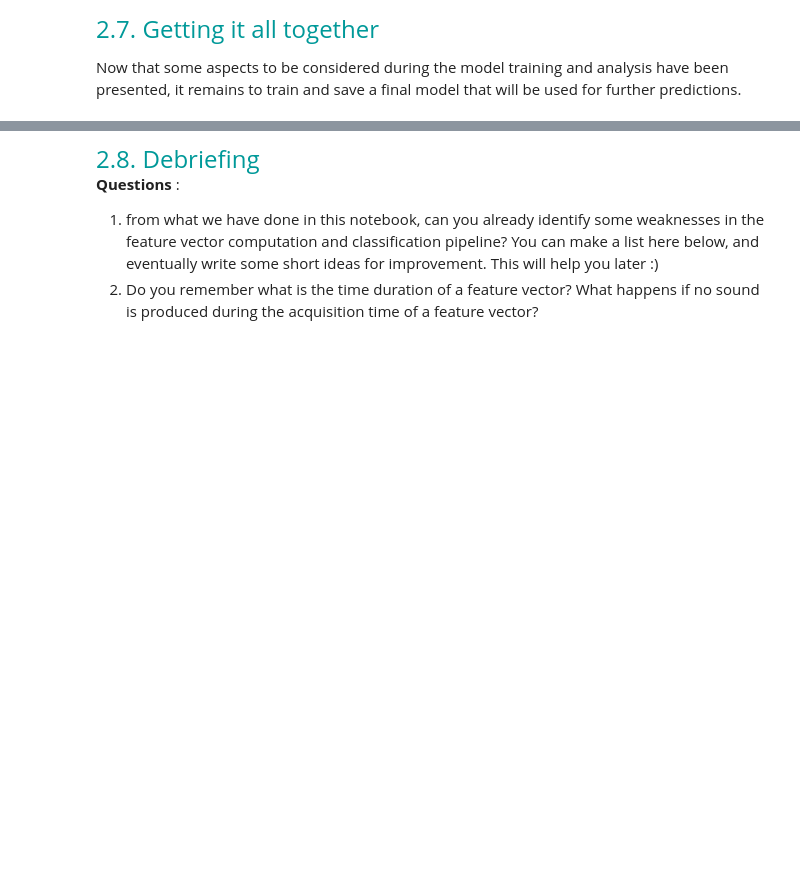
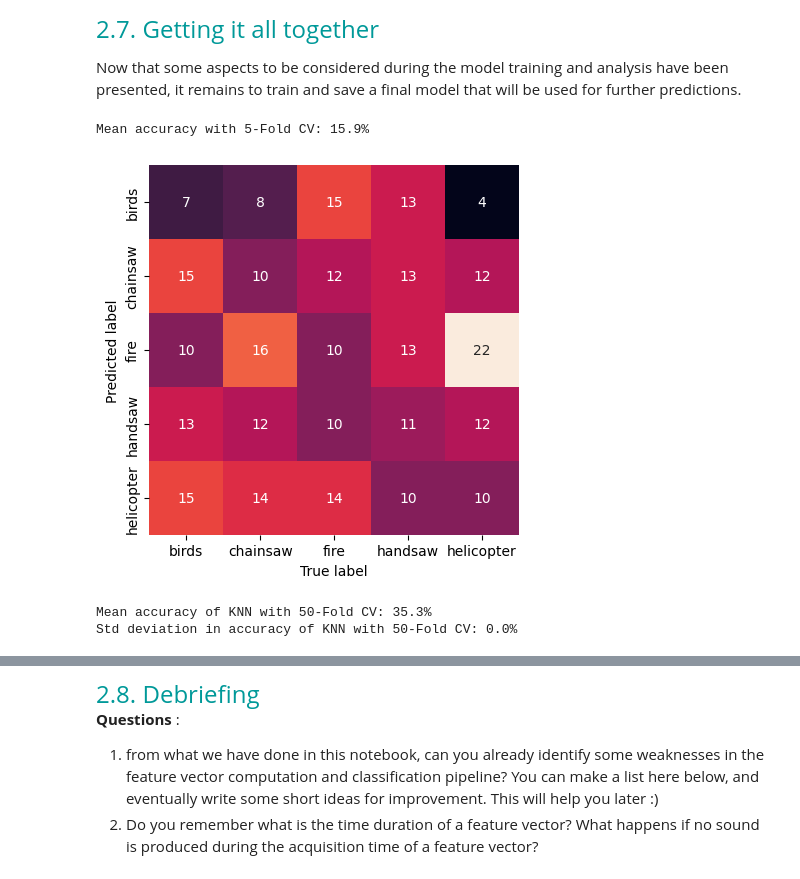
Before and after one commit to colinrenard/LELEC210X, a Jupyter notebook: classification/hands_on_classif2_audio.ipynb, the cells around one changed output, grey strips where cells are left out. Cells and saved outputs as stored; diff of their text form; code cells hidden in the pictures; blank space fills up the shorter version.

Commit message:
test K-fold + best K

```diff
--- a/classification/hands_on_classif2_audio.ipynb
+++ b/classification/hands_on_classif2_audio.ipynb
@@ -558,13 +615,13 @@ myds.mod_data_aug(['noise', 'add_bg', 'echo', 'scaling'])
 y_aug = np.repeat(classnames, dataset.naudio * myds.data_aug_factor) # Labels
 
 "Compute the matrixed dataset, this takes some seconds, but you can then reload it by commenting this loop and decommenting the np.load below"
-X_aug = np.zeros((myds.data_aug_factor*nclass*naudio, featveclen))
-for s in range(myds.data_aug_factor):
-    for idx in range(dataset.naudio):
-        for class_idx, classname in enumerate(classnames):
-            featvec = myds[classname, idx]
-            X_aug[s*nclass*naudio+class_idx*naudio+idx,:] = featvec
-np.save(fm_dir+"feature_matrix_final_2D.npy", X_aug)
+# X_aug = np.zeros((myds.data_aug_factor*nclass*naudio, featveclen))
+# for s in range(myds.data_aug_factor):
+#     for idx in range(dataset.naudio):
+#         for class_idx, classname in enumerate(classnames):
+#             featvec = myds[classname, idx]
+#             X_aug[s*nclass*naudio+class_idx*naudio+idx,:] = featvec
+# np.save(fm_dir+"feature_matrix_final_2D.npy", X_aug)
 ########################################################################################################
 
 "Random split of 70:30 between training and validation"
@@ -580,30 +637,50 @@ X_train, X_test, y_train, y_test = train_test_split(X, y, test_size=1-train_pct,
 norms = np.linalg.norm(X_train, axis=1, keepdims=True)
 norms[norms == 0] = 1
 X_train_normalised = X_train / norms
 
 norms = np.linalg.norm(X_test, axis=1, keepdims=True)
 norms[norms == 0] = 1
 X_test_normalised = X_test / norms
 
 # [3] (optional) dimensionality reduction.
 n_PCA = 2 # Number of principal components kept
 pca = PCA(n_components=n_PCA,whiten=True)
 X_train_reduced = pca.fit_transform(X_train_normalised)
 X_test_reduced = pca.transform(X_test_normalised)        # PAS SUR: Peut etre que c'est sur le test !!!!!!!!!!!!!
 
 # [4] Model training and selection.
 
 K = 6 # Number of neighbours for the KNN
 model = KNeighborsClassifier(n_neighbors=K, weights='distance', algorithm='auto', metric='minkowski') #We explicitly write the default parameters of this KNN classifier once so that you know they exist and can be changed
 
 model.fit(X_train_reduced, y_train)
 prediction_knn = model.predict(X_test_reduced)
 accuracy_knn = accuracy (prediction_knn, y_test)
 print('Mean accuracy with 5-Fold CV: {:.1f}%'.format(100*accuracy_knn.mean()))
 
 # [5] Save the trained model, eventually the pca.
 filename = 'model.pickle'
 pickle.dump(model, open(model_dir+filename, 'wb'))
 
 # [6] Evaluate the model.
 show_confusion_matrix(prediction_knn, y_test, classnames)
+# %% [output]
+Mean accuracy with 5-Fold CV: 15.9%
+[figure, added]
+# %%
+### Test K-fold validation
+n_splits = 50
+kf = StratifiedKFold(n_splits=n_splits,shuffle=True)
+
+accuracy_knn = np.zeros((n_splits,))
+accuracy_lda = np.zeros((n_splits,))
+for k, idx in enumerate(kf.split(X_train_normalised,y_train)):
+  model_knn.fit(X_train_normalised, y_train)
+  prediction_knn = model_knn.predict(X_train_normalised)
+  accuracy_knn[k] = accuracy(prediction_knn, y_train)
+
+print('Mean accuracy of KNN with {:.0f}-Fold CV: {:.1f}%'.format(n_splits,100*accuracy_knn.mean()))
+print('Std deviation in accuracy of KNN with {:.0f}-Fold CV: {:.1f}%'.format(n_splits,100*accuracy_knn.std()))
+# %% [output]
+Mean accuracy of KNN with 50-Fold CV: 35.3%
+Std deviation in accuracy of KNN with 50-Fold CV: 0.0%
```
Also changed, not shown: parts of 16 cells of this notebook, 4 other files.
